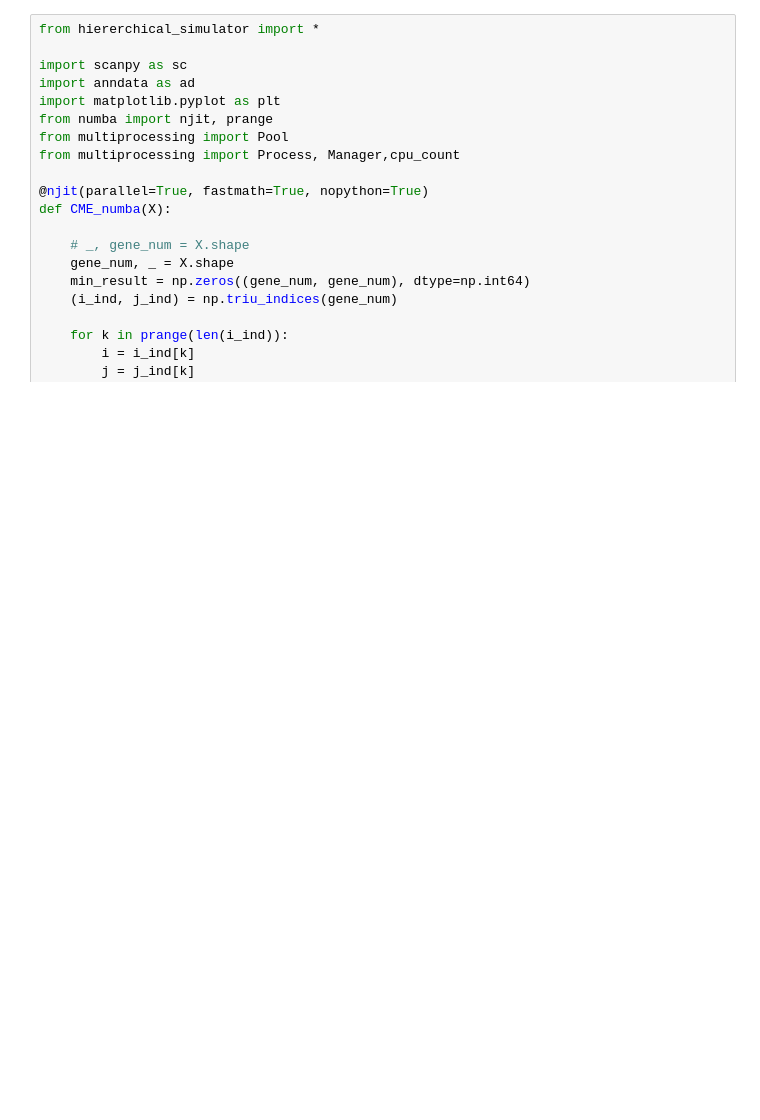
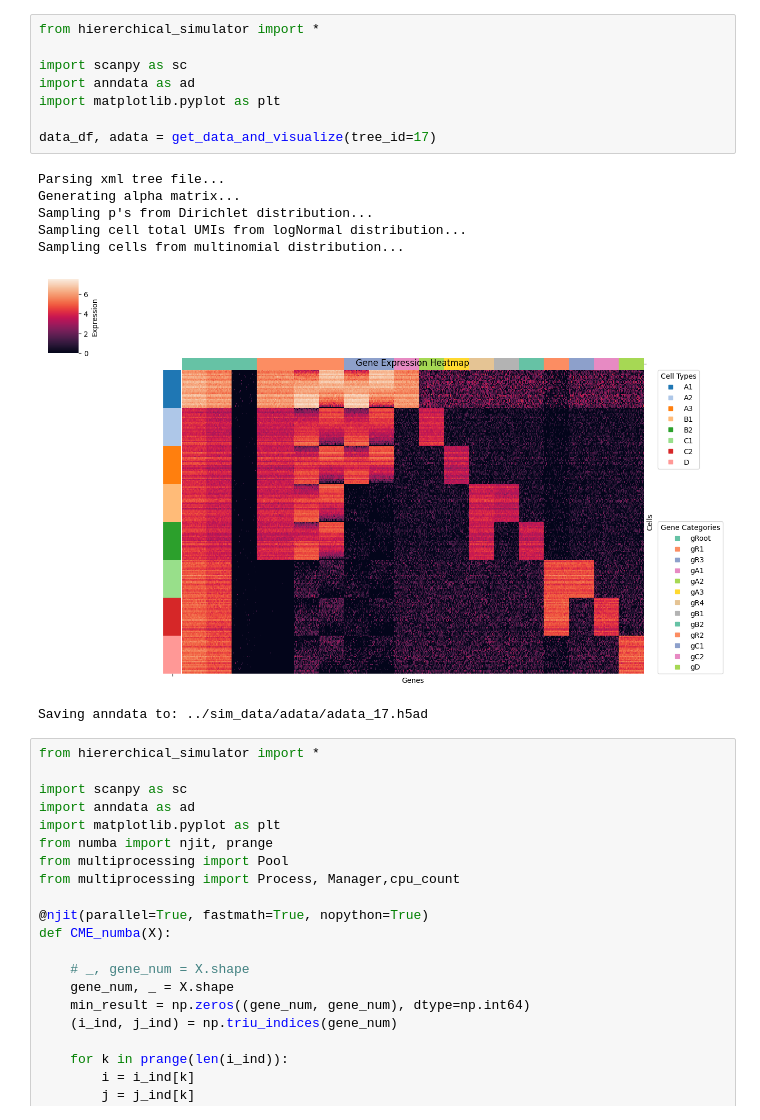
Before and after one commit to YourongZhou/sc_simulator, a Jupyter notebook: simulator/main.ipynb, the cells around one changed output. Saved outputs shown, nothing was run; the diff lists cells and outputs as text; blank space fills up the shorter version.

```diff
--- a/simulator/main.ipynb
+++ b/simulator/main.ipynb
@@ -1,3 +1,19 @@
+# %%
+from hiererchical_simulator import *
+
+import scanpy as sc
+import anndata as ad
+import matplotlib.pyplot as plt
+
+data_df, adata = get_data_and_visualize(tree_id=17)
+# %% [output]
+Parsing xml tree file...
+Generating alpha matrix...
+Sampling p's from Dirichlet distribution...
+Sampling cell total UMIs from logNormal distribution...
+Sampling cells from multinomial distribution...
+[figure, added]
+Saving anndata to: ../sim_data/adata/adata_17.h5ad
 # %%
 from hiererchical_simulator import *
 
```
Also changed, not shown: 1 other file.
